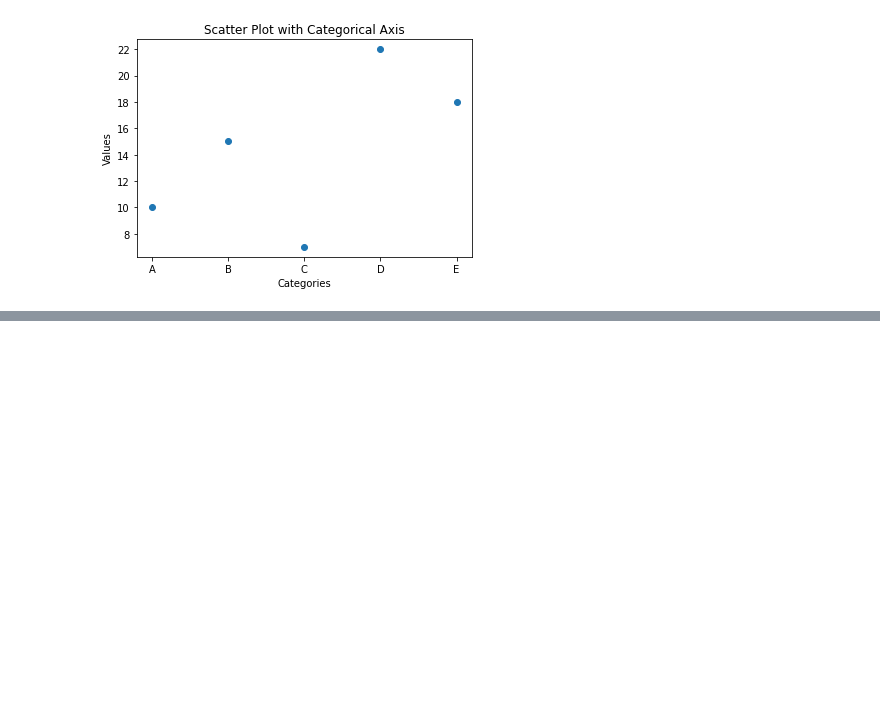
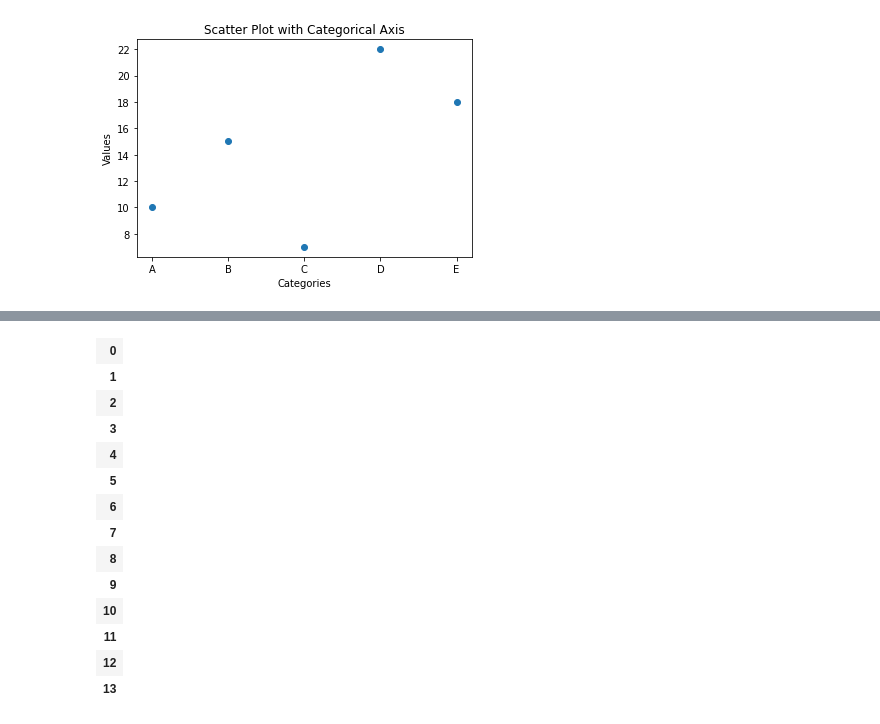
Before and after one commit to Football-Analytics-UCU/Liverpool, a Jupyter notebook: src/win_probability.ipynb, the cells around one changed output, grey strips where cells are left out. Saved outputs shown, nothing was run; the diff lists cells and outputs as text; code cells hidden in the pictures; blank space fills up the shorter version.

```diff
--- a/win_probability.ipynb
+++ b/src/win_probability.ipynb
@@ -792,0 +840,19 @@ plt.show()
+# %%
+df_pass_b = (df_pass_b.drop(df_pass_b.columns.difference([['Unnamed: 24_level_0','1/3']]), 1))
+df_pos_b = (df_pass_b.drop(df_pass_b.columns.difference([[ 'Carries',	'1/3']]), 1))
+df_pos_b
+# %% [output]
+| 0 |
+| 1 |
+| 2 |
+| 3 |
+| 4 |
+| 5 |
+| 6 |
+| 7 |
+| 8 |
+| 9 |
+| 10 |
+| 11 |
+| 12 |
+| 13 |
```
Also changed, not shown: parts of 8 cells of this notebook, 10 other files.
